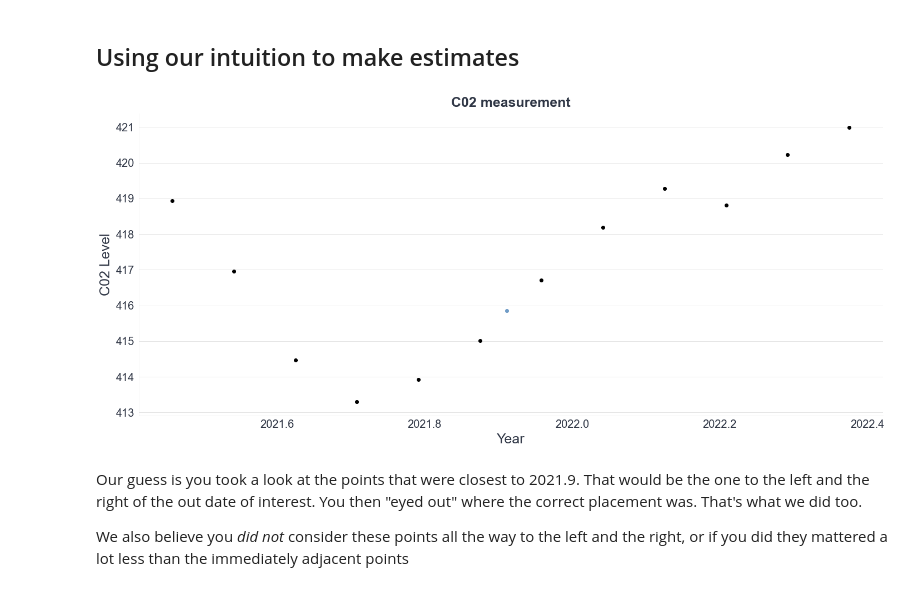
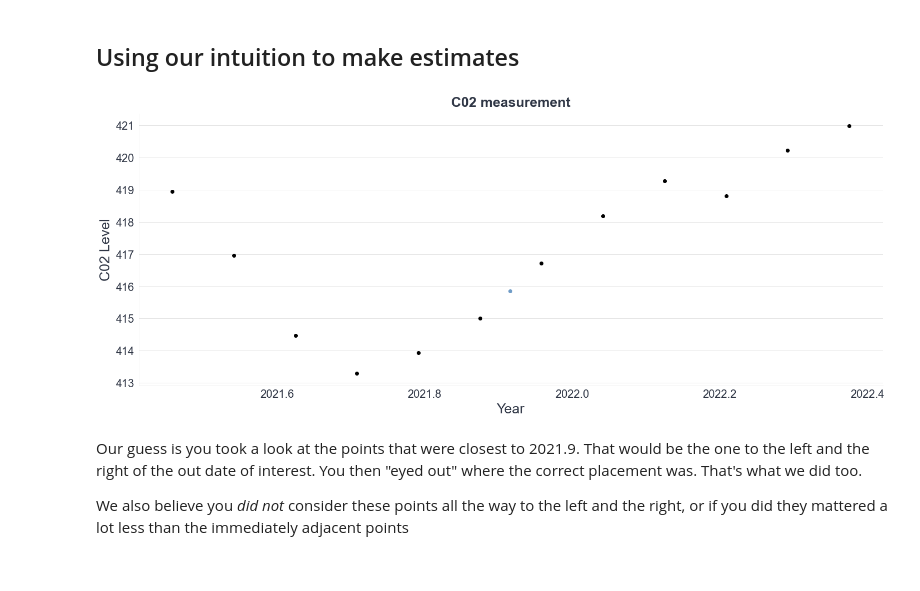
Before and after one commit to bwengals/etc, a Jupyter notebook: lesson02_expanded.ipynb, the cells around one changed output. Saved outputs shown, nothing was run; the diff lists cells and outputs as text; code cells hidden in the pictures.

```diff
--- a/lesson02_expanded.ipynb
+++ b/lesson02_expanded.ipynb
@@ -678,3 +678,4 @@ The red lines here are the residuals that we're trying to minimize so we can get
 # %%
-date_of_interest = 2021.91
+# This is at the midpoint of the two nearest neighbors
+date_of_interest = 2021.916
 # %%
@@ -714,11 +716,13 @@ for y_val in y_vals:
 # %% [markdown]
 ## Using our intuition to make estimates
 # %%
-plt.figure(figsize=(24,10))
-plot_data()
-plt.plot(date_of_interest, y_vals[1], marker="o", c="C5");
+fig, ax = plt.subplots(figsize=(24,9))
+
+plot_data(ax)
+
+ax.plot(date_of_interest, y_vals[1], marker="o", c="C5");
 # %% [output]
-[figure, old version]
+[figure, new version]
 # %% [markdown]
 Our guess is you took a look at the points that were closest to 2021.9. That would be the one to the left and the right of the out date of interest. You then "eyed out" where the correct placement was. That's what we did too.
 
```
Also changed, not shown: parts of 31 cells of this notebook.
